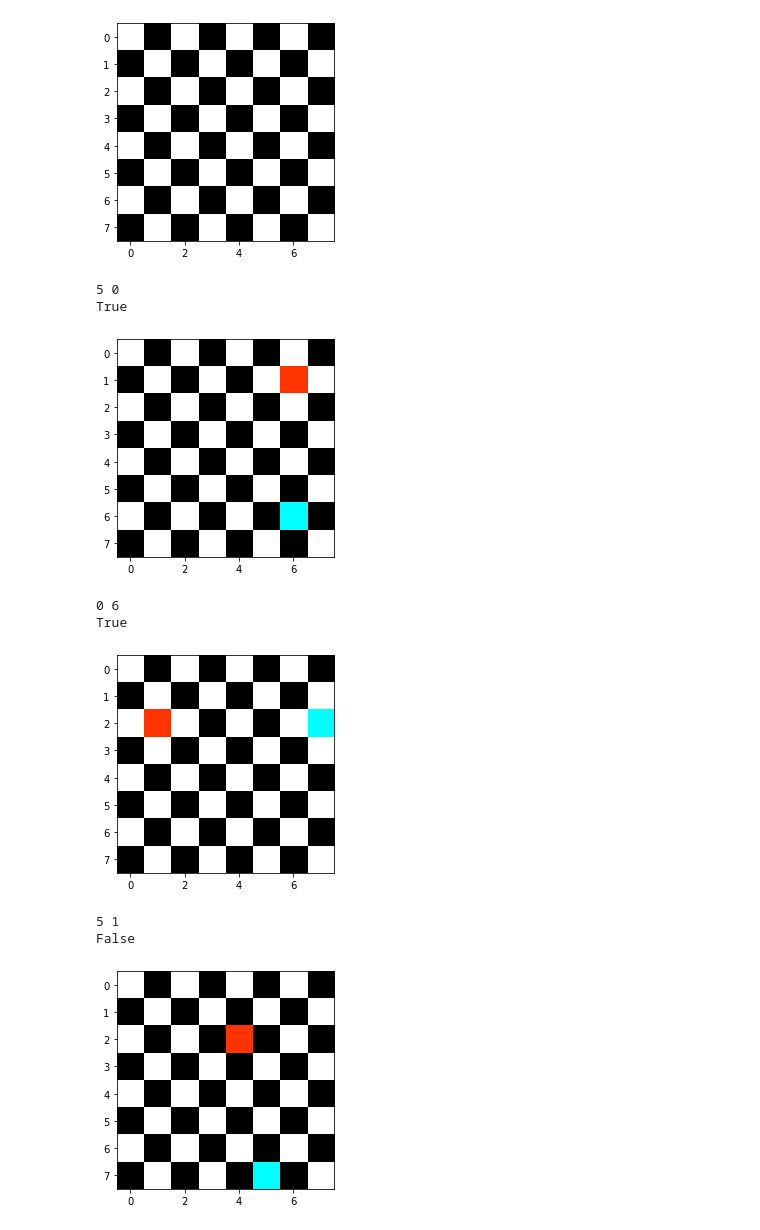
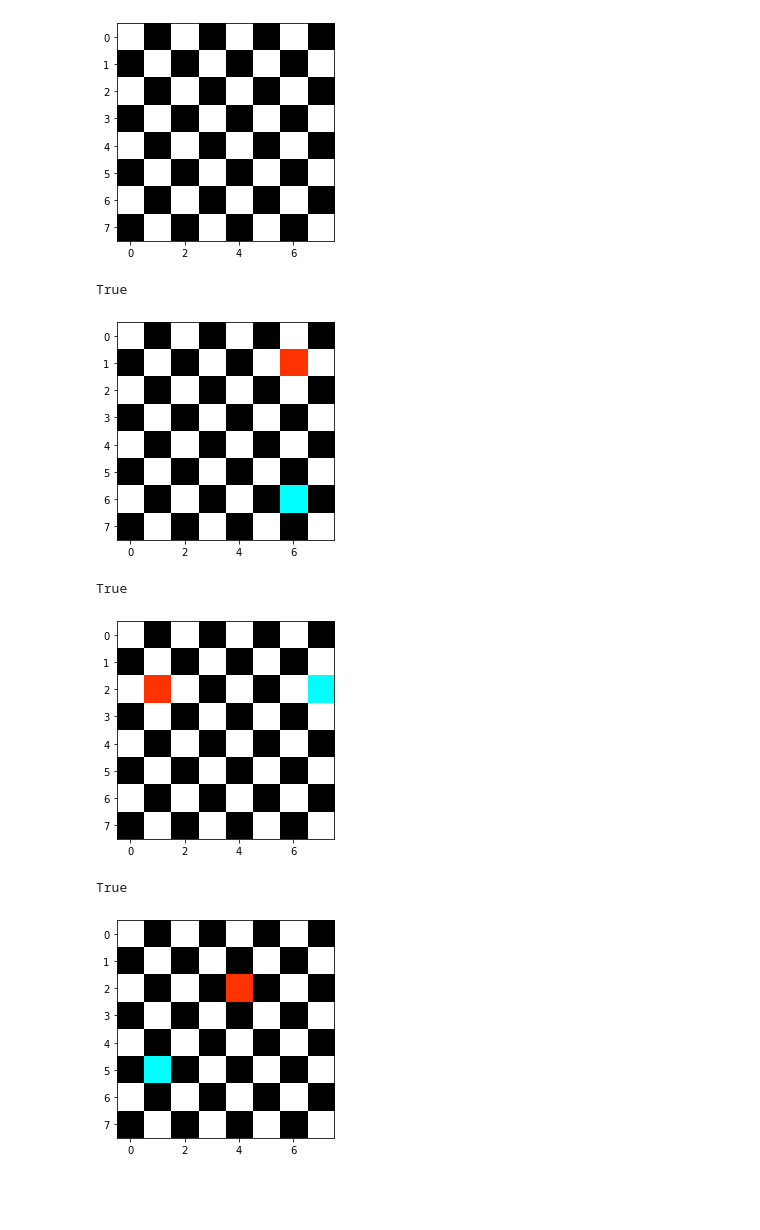
Before and after one commit to ashcaz/chess-board, a Jupyter notebook: chess_board.ipynb, the cells around one changed output. Drawn from its saved outputs; the diff is of its cells as text; code cells hidden in the pictures; blank space fills up the shorter version.

Commit message:
whoops added asserts and doc strings

```diff
--- a/chess_board.ipynb
+++ b/chess_board.ipynb
@@ -25,7 +25,9 @@ plt.imshow(grid)
 [figure]
 # %%
 class Board:
+    """Board class"""
     def __init__(self):
+        """Creates blank 8x8 grid chess board"""
         self.grid = np.zeros((8,8,3))
         self.blue = None
         self.red = None
@@ -42,14 +44,16 @@ class Board:
 
         plt.imshow(self.grid)
 
-    def add_red(self, row, col):
+    def add_red(self, row:int, col:int):
+        """method that accepts a row and column as input which colors corresponding cell"""
         self.grid[row][col] = (1,.2,0)
         self.red = {
             'row': row,
             'column': col
             }
 
-    def add_blue(self, row, col):
+    def add_blue(self, row:int, col:int):
+        """ method that accepts a row and column as input which colors corresponding cell"""
         self.grid[row][col] = (0,1,1)
         self.blue = {
             'row': row,
@@ -57,13 +61,13 @@ class Board:
             }
 
     def render(self):
+        """method that displays the chess board on screen with red and blue shown in correct           locations"""
         plt.imshow(self.grid)
 
     def is_under_attack(self) -> bool:
+        """method that return boolean if red is under attack by a blue piece horizontally,             vertically or diagonally"""
         col_diff = abs(self.red['column'] - self.blue['column'])
         row_diff = abs(self.red['row'] - self.blue['row'])
-
-        print(row_diff, col_diff)
 
         if self.red['column'] == self.blue['column']:
             return True
@@ -78,9 +82,8 @@ new_board = Board()
 new_board.add_red(1,6)
 new_board.add_blue(6,6)
 new_board.render()
-print(new_board.is_under_attack())
+assert new_board.is_under_attack() == True
 # %% [output]
-5 0
 True
 [figure]
 # %%
@@ -88,18 +91,16 @@ new_board.__init__()
 new_board.add_red(2,1)
 new_board.add_blue(2,7)
 new_board.render()
-print(new_board.is_under_attack())
+assert new_board.is_under_attack() == True
 # %% [output]
-0 6
 True
 [figure]
 # %%
 new_board.__init__()
 new_board.add_red(2,4)
 new_board.add_blue(5,1)
 new_board.render()
-print(new_board.is_under_attack())
+assert new_board.is_under_attack() == True
 # %% [output]
-5 1
-False
+True
-[figure, old version]
+[figure, new version]
```
Also changed, not shown: parts of 4 cells of this notebook.
